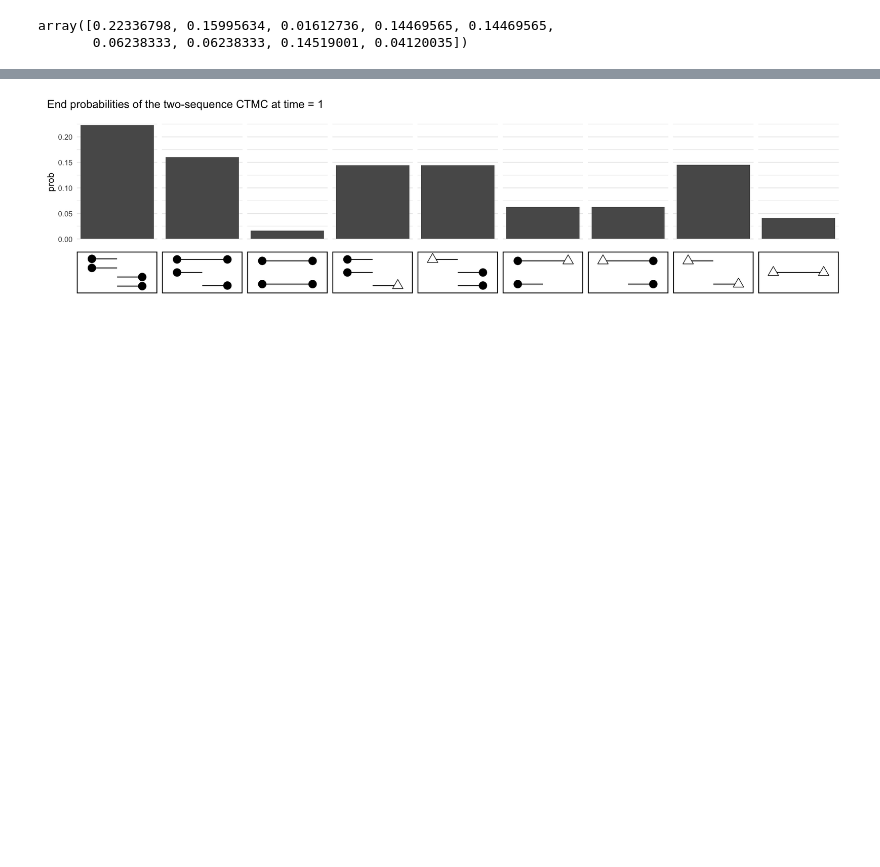
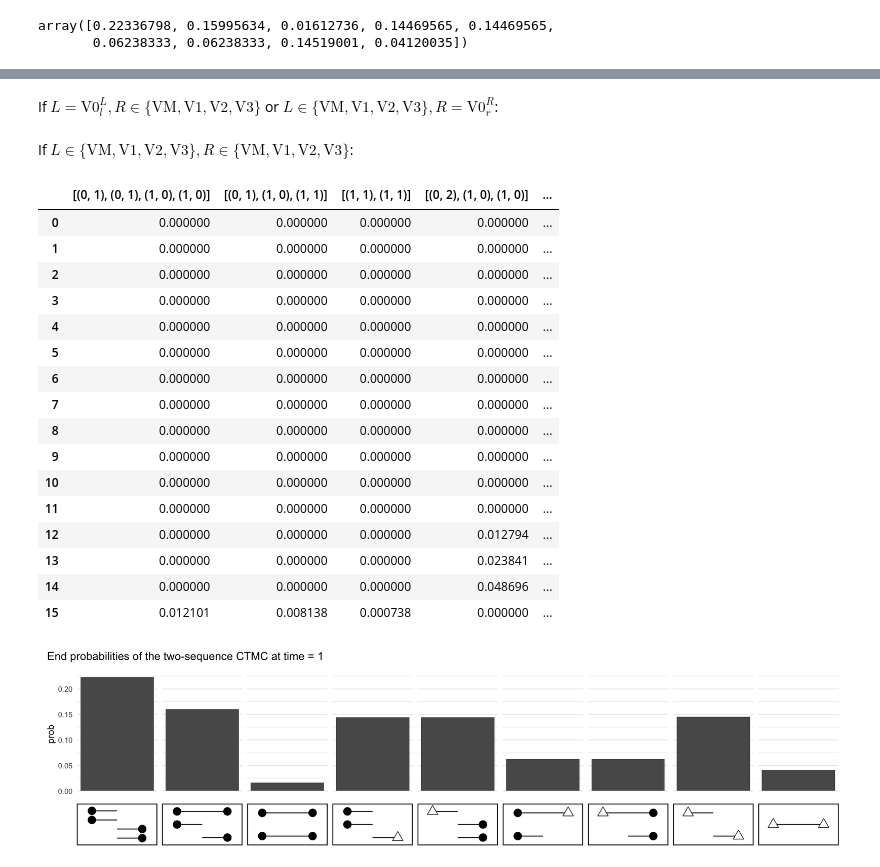
Before and after one commit to rivasiker/phasetype, a Jupyter notebook: scripts/04_ILS/ILS_3.ipynb, the cells around one changed output, grey strips where cells are left out. Saved outputs shown, nothing was run; the diff lists cells and outputs as text; code cells hidden in the pictures; blank space fills up the shorter version.

```diff
--- a/scripts/04_ILS/ILS_3.ipynb
+++ b/scripts/04_ILS/ILS_3.ipynb
@@ -477,0 +585,15 @@ array([0.22336798, 0.15995634, 0.01612736, 0.14469565, 0.14469565,
+# %%
+for R in range(len(cut_AB)-1):
+    for L in range(len(cut_AB)-1):
+        if R == L:
+            times = [cut_AB[L]-cut_AB[0], cut_AB[L+1]-cut_AB[L], cut_AB[-1]-cut_AB[L+1]]
+            tab[acc] = get_pi_ABC(pi_12, trans_mat_12, [omega_B, omega_E, omega_E], times)
+        elif L<R:
+            times = [cut_AB[L]-cut_AB[0], cut_AB[L+1]-cut_AB[L], cut_AB[R]-cut_AB[L+1], cut_AB[R+1]-cut_AB[R], cut_AB[-1]-cut_AB[R+1]]
+            tab[acc] = get_pi_ABC(pi_12, trans_mat_12, [omega_B, omega_L, omega_L, omega_E, omega_E], times)
+        elif L>R:
+            times = [cut_AB[R]-cut_AB[0], cut_AB[R+1]-cut_AB[R], cut_AB[L]-cut_AB[R+1], cut_AB[L+1]-cut_AB[L], cut_AB[-1]-cut_AB[L]]
+            tab[acc] = get_pi_ABC(pi_12, trans_mat_12, [omega_B, omega_R, omega_R, omega_E, omega_E], times)
+        acc += 1
+# %% [markdown]
+If $L=\text{V0}_l^L, R\in\{\text{VM}, \text{V1},\text{V2},\text{V3}\}$ or $L\in\{\text{VM}, \text{V1},\text{V2},\text{V3}\}, R=\text{V0}_r^R$:
@@ -478,3 +609,28 @@ array([0.22336798, 0.15995634, 0.01612736, 0.14469565, 0.14469565,
+# %% [markdown]
+If $L\in\{\text{VM},\text{V1},\text{V2},\text{V3}\}, R\in\{\text{VM},\text{V1},\text{V2},\text{V3}\}$:
+# %%
+tab[acc] = get_pi_ABC(pi_12, trans_mat_12, [omega_B], [cut_AB[-1]-cut_AB[0]])
+# %%
+df = pd.DataFrame(tab, columns = [str(i) for i in initial_states_12])
+df
+# %% [output]
+|  | [(0, 1), (0, 1), (1, 0), (1, 0)] | [(0, 1), (1, 0), (1, 1)] | [(1, 1), (1, 1)] | [(0, 2), (1, 0), (1, 0)] | ... |
+| 0 | 0.000000 | 0.000000 | 0.000000 | 0.000000 | ... |
+| 1 | 0.000000 | 0.000000 | 0.000000 | 0.000000 | ... |
+| 2 | 0.000000 | 0.000000 | 0.000000 | 0.000000 | ... |
+| 3 | 0.000000 | 0.000000 | 0.000000 | 0.000000 | ... |
+| 4 | 0.000000 | 0.000000 | 0.000000 | 0.000000 | ... |
+| 5 | 0.000000 | 0.000000 | 0.000000 | 0.000000 | ... |
+| 6 | 0.000000 | 0.000000 | 0.000000 | 0.000000 | ... |
+| 7 | 0.000000 | 0.000000 | 0.000000 | 0.000000 | ... |
+| 8 | 0.000000 | 0.000000 | 0.000000 | 0.000000 | ... |
+| 9 | 0.000000 | 0.000000 | 0.000000 | 0.000000 | ... |
+| 10 | 0.000000 | 0.000000 | 0.000000 | 0.000000 | ... |
+| 11 | 0.000000 | 0.000000 | 0.000000 | 0.000000 | ... |
+| 12 | 0.000000 | 0.000000 | 0.000000 | 0.012794 | ... |
+| 13 | 0.000000 | 0.000000 | 0.000000 | 0.023841 | ... |
+| 14 | 0.000000 | 0.000000 | 0.000000 | 0.048696 | ... |
+| 15 | 0.012101 | 0.008138 | 0.000738 | 0.000000 | ... |
 # %%
 %%R -i final_12 -i dat_12 -w 2000 -h 500 -r 150
 
```
Also changed, not shown: parts of 28 cells of this notebook, 7 other files.
